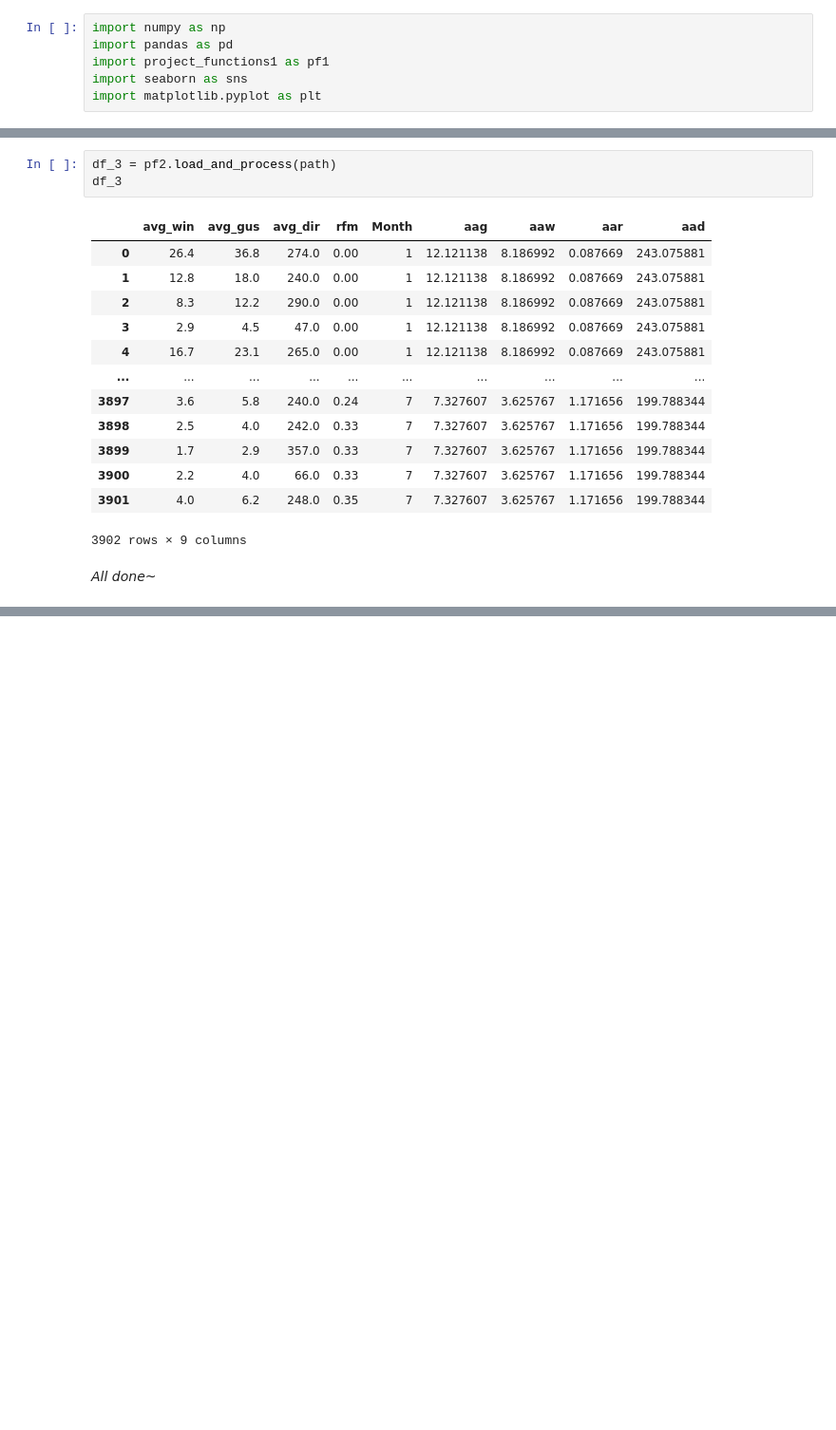
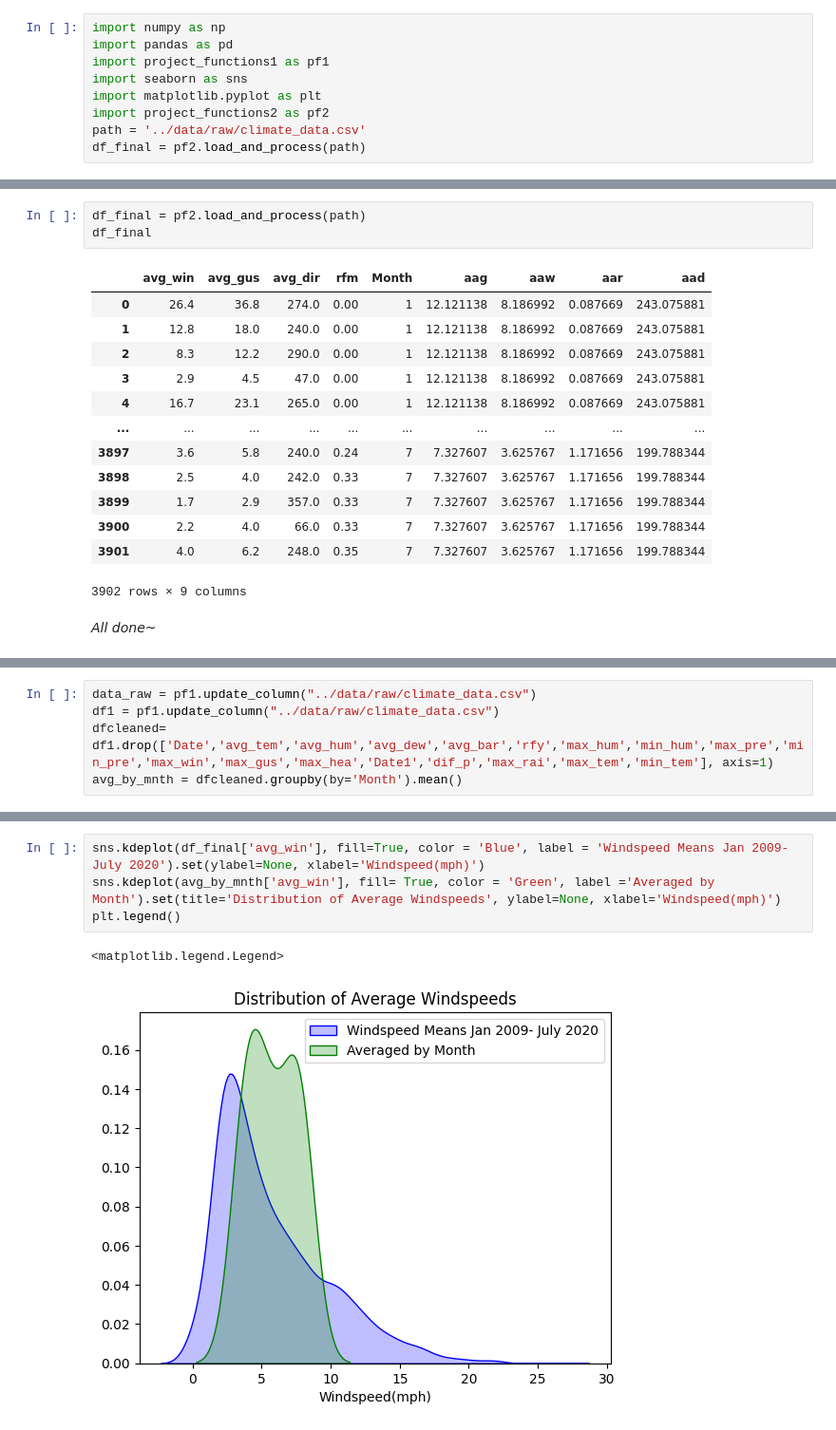
Before and after one commit to ubco-W2022T1-cosc301/project-group29, a Jupyter notebook: notebooks/analysis2.ipynb, the cells around one changed output, grey strips where cells are left out. Shown at 95% size. Cells and saved outputs as stored; diff of their text form; blank space fills up the shorter version.

```diff
--- a/notebooks/analysis2.ipynb
+++ b/notebooks/analysis2.ipynb
@@ -10,6 +10,9 @@ import pandas as pd
 import project_functions1 as pf1
 import seaborn as sns
 import matplotlib.pyplot as plt
+import project_functions2 as pf2
+path = '../data/raw/climate_data.csv'
+df_final = pf2.load_and_process(path)
 # %%
 data_raw = pf1.update_column("../data/raw/climate_data.csv")
 data_raw
@@ -215,8 +222,8 @@ import project_functions2 as pf2
 # %%
 path = '../data/raw/climate_data.csv'
 # %%
-df_3 = pf2.load_and_process(path)
-df_3
+df_final = pf2.load_and_process(path)
+df_final
 # %% [output]
 |  | avg_win | avg_gus | avg_dir | rfm | Month | aag | aaw | aar | aad |
 | 0 | 26.4 | 36.8 | 274.0 | 0.00 | 1 | 12.121138 | 8.186992 | 0.087669 | 243.075881 |
@@ -235,0 +256,5 @@ df_3
+# %%
+data_raw = pf1.update_column("../data/raw/climate_data.csv")
+df1 = pf1.update_column("../data/raw/climate_data.csv")
+dfcleaned= df1.drop(['Date','avg_tem','avg_hum','avg_dew','avg_bar','rfy','max_hum','min_hum','max_pre','min_pre','max_win','max_gus','max_hea','Date1','dif_p','max_rai','max_tem','min_tem'], axis=1)
+avg_by_mnth = dfcleaned.groupby(by='Month').mean()
@@ -235,0 +272,7 @@ df_3
+# %%
+sns.kdeplot(df_final['avg_win'], fill=True, color = 'Blue', label = 'Windspeed Means Jan 2009- July 2020').set(ylabel=None, xlabel='Windspeed(mph)')
+sns.kdeplot(avg_by_mnth['avg_win'], fill= True, color = 'Green', label ='Averaged by Month').set(title='Distribution of Average Windspeeds', ylabel=None, xlabel='Windspeed(mph)')
+plt.legend()
+# %% [output]
+<matplotlib.legend.Legend>
+[figure, added]
```
Also changed, not shown: parts of 23 cells of this notebook, 1 other file.
